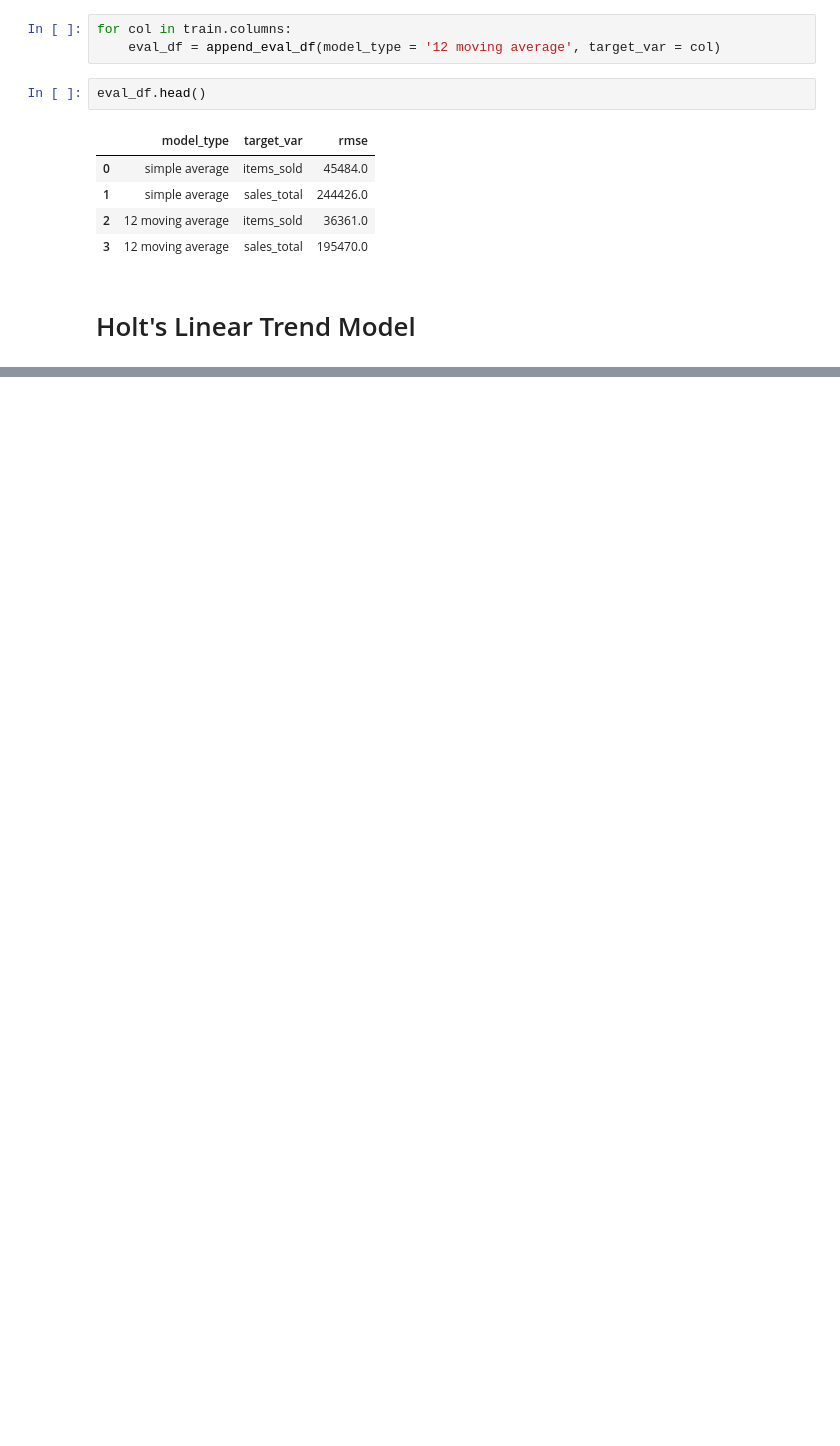
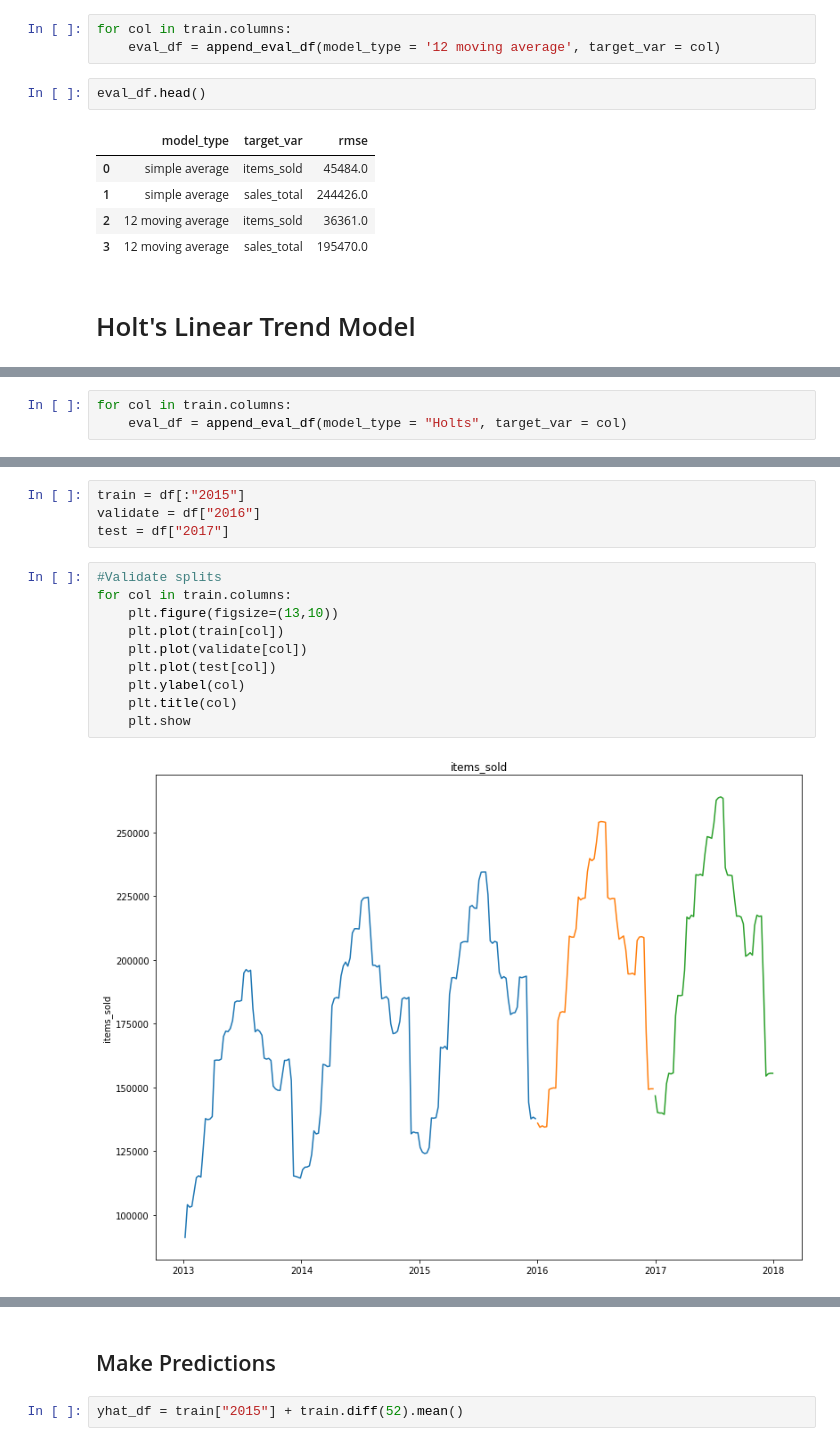
Before and after one commit to yvonneking1/ds-methodologies-exercises, a Jupyter notebook: time_series/modeling.ipynb, the cells around one changed output, grey strips where cells are left out. Cells and saved outputs as stored; diff of their text form; blank space fills up the shorter version.

```diff
--- a/time_series/modeling.ipynb
+++ b/time_series/modeling.ipynb
@@ -247,0 +274,3 @@ for col in train.columns:
+# %%
+for col in train.columns:
+    eval_df = append_eval_df(model_type = "Holts", target_var = col)
@@ -247,0 +311,16 @@ for col in train.columns:
+# %%
+train = df[:"2015"]
+validate = df["2016"]
+test = df["2017"]
+# %%
+#Validate splits
+for col in train.columns:
+    plt.figure(figsize=(13,10))
+    plt.plot(train[col])
+    plt.plot(validate[col])
+    plt.plot(test[col])
+    plt.ylabel(col)
+    plt.title(col)
+    plt.show
+# %% [output]
+[figure, added]
@@ -247,0 +328,4 @@ for col in train.columns:
+# %% [markdown]
+## Make Predictions
+# %%
+yhat_df = train["2015"] + train.diff(52).mean()
```
Also changed, not shown: parts of 31 cells of this notebook.
